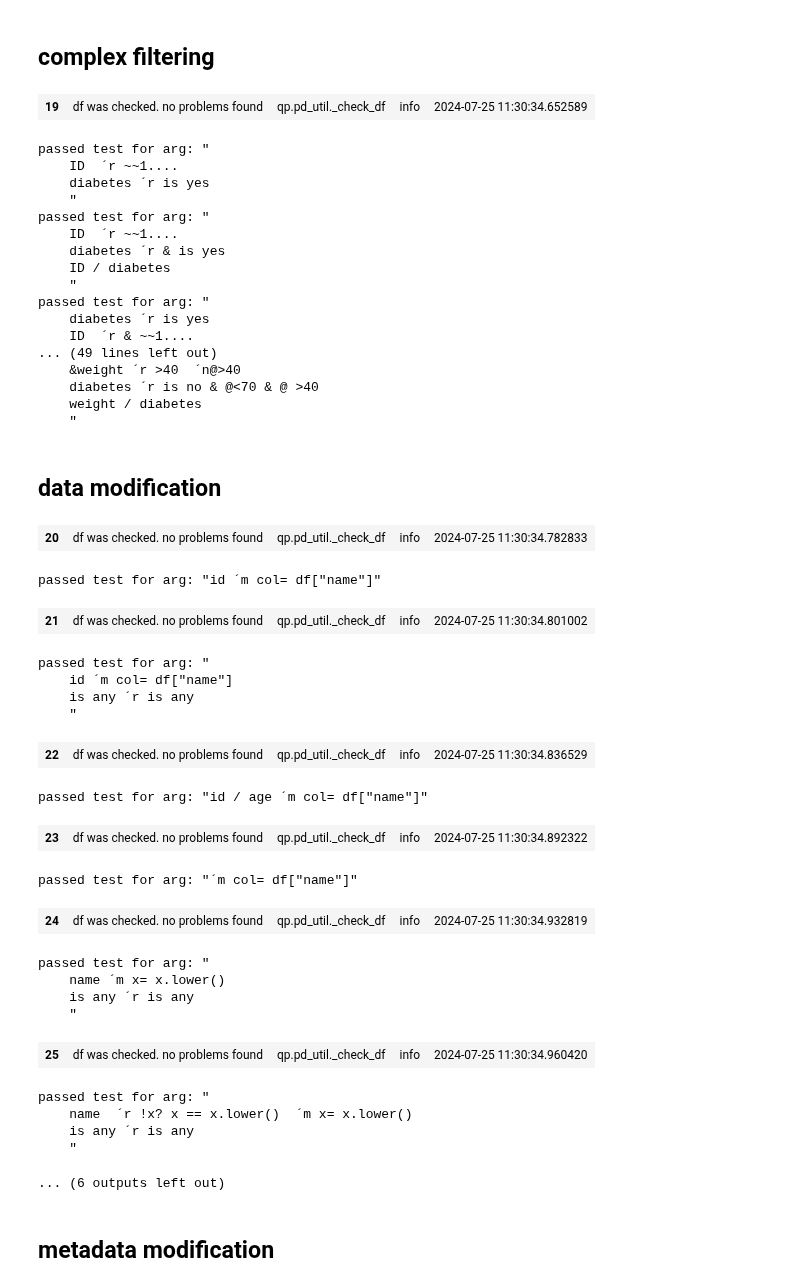
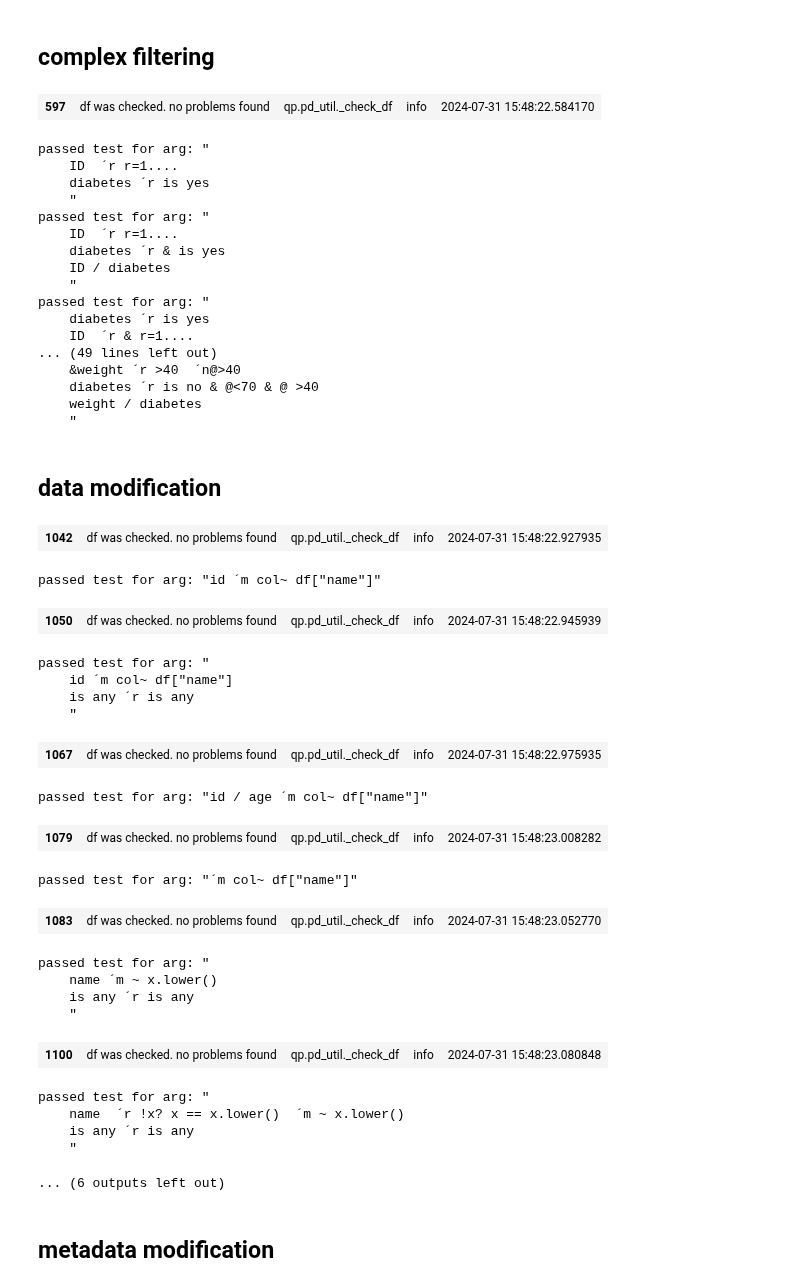
Before and after one commit to MartinVoelkl94/qplib_dev, a Jupyter notebook: testing.ipynb, the cells around one changed output. Saved outputs shown, nothing was run; the diff lists cells and outputs as text; code cells hidden in the pictures.

```diff
--- a/testing.ipynb
+++ b/testing.ipynb
@@ -860,7 +888,7 @@ df = get_df()
 
 result = df.q(
     r"""
-    ID  ´r ~~1....
+    ID  ´r r=1....
     diabetes ´r is yes
     """,
     verbosity=0)
@@ -869,7 +897,7 @@ compare(result, df.loc[[1, 4, 5, 10], ['diabetes']])
 
 result = df.q(
     r"""
-    ID  ´r ~~1....
+    ID  ´r r=1....
     diabetes ´r & is yes
     ID / diabetes
     """,
@@ -880,7 +908,7 @@ compare(result, df.loc[[1], ['ID', 'diabetes']])
 result = df.q(
     r"""
     diabetes ´r is yes
-    ID  ´r & ~~1....
+    ID  ´r & r=1....
     / diabetes
     """,
     verbosity=0)
@@ -890,7 +918,7 @@ compare(result, df.loc[[1], ['ID', 'diabetes']])
 result = df.q(
     r"""
     diabetes ´r is yes
-    / ID  ´r & ~~1....
+    / ID  ´r & r=1....
     """,
     verbosity=0)
 compare(result, df.loc[[1], ['ID', 'diabetes']])
@@ -898,7 +926,7 @@ compare(result, df.loc[[1], ['ID', 'diabetes']])
 
 result = df.q(
     r"""
-    ID  ´r ~~1.... / ~~2....  ´n @1
+    ID  ´r r=1.... / r=2....  ´n @1
     gender ´r =m / =male & @1
     ID / gender
     """,
@@ -908,7 +936,7 @@ compare(result, df.loc[[0,3,5], ['ID', 'gender']])
 
 result = df.q(
     r"""
-    ID  ´r ~~1.... / ~~2....  ´n @ 1
+    ID  ´r r=1.... / r=2....  ´n @ 1
     gender ´r =m / =male &@1
     """,
     verbosity=0)
@@ -917,7 +945,7 @@ compare(result, df.loc[[0,3,5], ['gender']])
 
 result = df.q(
     r"""
-    ID  ´r ~~1.... / ~~2....  ´n @1
+    ID  ´r r=1.... / r=2....  ´n @1
     gender ´r =m / =m / =male  / @ 1
     """,
     verbosity=0)
@@ -926,7 +954,7 @@ compare(result, df.loc[[0,1,2,3,4,5], ['gender']])
 
 result = df.q(
     r"""
-    ID  ´r ~~1.... / ~~2....  ´n @1
+    ID  ´r r=1.... / r=2....  ´n @1
     gender ´r =f / =f / =female  / @ 1
     ID
     """,
@@ -969,46 +997,46 @@ result = df.q(
     verbosity=0)
 compare(result, df.loc[[0,4,10], ['age']])
 
 
 result = df.q(
     r"""
     age ´r >30 / <18
     """,
     verbosity=0)
 compare(result, df.loc[[0,4,10], ['age']])
 
 
 result = df.q(
     r"""
     weight ´r <70 & >40  ´n @ between 40 and 70
     diabetes ´r is yes & @between 40 and 70
     """,
     verbosity=0)
 compare(result, df.loc[[1], ['diabetes']])
 
 result = df.q(
     r"""
     weight ´r <70  ´n @ <70
     &weight ´r >40  ´n@>40
     diabetes ´r is no & @<70 & @ >40
     weight / diabetes
     """,
     verbosity=0)
 compare(result, df.loc[[], ['weight', 'diabetes']])
 # %% [output]
-| 19 | df was checked. no problems found | qp.pd_util._check_df | info | 2024-07-25 11:30:34.652589 |
+| 597 | df was checked. no problems found | qp.pd_util._check_df | info | 2024-07-31 15:48:22.584170 |
 passed test for arg: "
-    ID  ´r ~~1....
+    ID  ´r r=1....
     diabetes ´r is yes
     "
 passed test for arg: "
-    ID  ´r ~~1....
+    ID  ´r r=1....
     diabetes ´r & is yes
     ID / diabetes
     "
 passed test for arg: "
     diabetes ´r is yes
-    ID  ´r & ~~1....
+    ID  ´r & r=1....
 ... (49 lines left out)
     &weight ´r >40  ´n@>40
     diabetes ´r is no & @<70 & @ >40
@@ -1021,7 +1049,7 @@ passed test for arg: "
 
 df = get_df()
 df1 = get_df()
-result = df.q('id ´m col= df["name"]', verbosity=0)
+result = df.q('id ´m col~ df["name"]', verbosity=0)
 df1['ID'] = df1['name']
 compare(result, df1.loc[:, ['ID']])
 
@@ -1030,7 +1058,7 @@ df = get_df()
 df1 = get_df()
 result = df.q(
     r"""
-    id ´m col= df["name"]
+    id ´m col~ df["name"]
     is any ´r is any
     """,
     verbosity=0)
@@ -1040,14 +1068,14 @@ compare(result, df1.loc[:, :])
 
 df = get_df()
 df1 = get_df()
-result = df.q('id / age ´m col= df["name"]' ,verbosity=0)
+result = df.q('id / age ´m col~ df["name"]' ,verbosity=0)
 df1['ID'] = df1['name']
 df1['age'] = df1['name']
 compare(result, df1.loc[:, ['ID', 'age']])
 
 df = get_df()
 df1 = get_df()
-result = df.q('´m col= df["name"]', verbosity=0)
+result = df.q('´m col~ df["name"]', verbosity=0)
 for col in df1.columns:
     df1[col] = df1['name']
 compare(result, df1)
@@ -1060,7 +1088,7 @@ df = get_df()
 df1 = get_df()
 result = df.q(
     r"""
-    name ´m x= x.lower()
+    name ´m ~ x.lower()
     is any ´r is any
     """,
     verbosity=0)
@@ -1071,7 +1099,7 @@ df = get_df()
 df1 = get_df()
 result = df.q(
     r"""
-    name  ´r !x? x == x.lower()  ´m x= x.lower()
+    name  ´r !x? x == x.lower()  ´m ~ x.lower()
     is any ´r is any
     """,
     verbosity=0)
@@ -1083,7 +1111,7 @@ df = get_df()
 df1 = get_df()
 result = df.q(
     r"""
-    gender ´m to str & x= x.lower()
+    gender ´m to str & ~ x.lower()
     is any
     """,
     verbosity=0)
@@ -1095,7 +1123,7 @@ df = get_df()
 df1 = get_df()
 result = df.q(
     r"""
-    gender ´m to str / x= x.lower()
+    gender ´m to str / ~ x.lower()
     is any
     """,
     verbosity=0)
@@ -1111,7 +1139,7 @@ df1 = get_df_simple_tagged()
 df.q(
     r"""
     a ´r >0
-    b ´m x= x+1
+    b ´m ~ x+1
     """,
     inplace=True, verbosity=0,
     )
@@ -1122,7 +1150,7 @@ compare(df, df1)
 df.q(
     r"""
     a ´r >0
-    b ´m x= x - 2
+    b ´m ~ x - 2
     """,
     inplace=True, verbosity=0,
     )
@@ -1130,7 +1158,7 @@ df1['b'] = [ 1, 2, 2]
 compare(df, df1)
 
 
-df.q('b  ´m x=x*2', inplace=True, verbosity=0)
+df.q('b  ´m ~x*2', inplace=True, verbosity=0)
 df1['b'] = [ 2, 4, 4]
 compare(df, df1)
 
@@ -1138,32 +1166,32 @@ compare(df, df1)
 df.q(
     r"""
     a ´r =0
-    b ´m x= x`/2
+    b ´m ~ x`/2
     """,
     inplace=True, verbosity=0,
     )
 df1['b'] = [ 2, 2, 4]
 compare(df, df1)
 # %% [output]
-| 20 | df was checked. no problems found | qp.pd_util._check_df | info | 2024-07-25 11:30:34.782833 |
+| 1042 | df was checked. no problems found | qp.pd_util._check_df | info | 2024-07-31 15:48:22.927935 |
-passed test for arg: "id ´m col= df["name"]"
+passed test for arg: "id ´m col~ df["name"]"
-| 21 | df was checked. no problems found | qp.pd_util._check_df | info | 2024-07-25 11:30:34.801002 |
+| 1050 | df was checked. no problems found | qp.pd_util._check_df | info | 2024-07-31 15:48:22.945939 |
 passed test for arg: "
-    id ´m col= df["name"]
+    id ´m col~ df["name"]
     is any ´r is any
     "
-| 22 | df was checked. no problems found | qp.pd_util._check_df | info | 2024-07-25 11:30:34.836529 |
+| 1067 | df was checked. no problems found | qp.pd_util._check_df | info | 2024-07-31 15:48:22.975935 |
-passed test for arg: "id / age ´m col= df["name"]"
+passed test for arg: "id / age ´m col~ df["name"]"
-| 23 | df was checked. no problems found | qp.pd_util._check_df | info | 2024-07-25 11:30:34.892322 |
+| 1079 | df was checked. no problems found | qp.pd_util._check_df | info | 2024-07-31 15:48:23.008282 |
-passed test for arg: "´m col= df["name"]"
+passed test for arg: "´m col~ df["name"]"
-| 24 | df was checked. no problems found | qp.pd_util._check_df | info | 2024-07-25 11:30:34.932819 |
+| 1083 | df was checked. no problems found | qp.pd_util._check_df | info | 2024-07-31 15:48:23.052770 |
 passed test for arg: "
-    name ´m x= x.lower()
+    name ´m ~ x.lower()
     is any ´r is any
     "
-| 25 | df was checked. no problems found | qp.pd_util._check_df | info | 2024-07-25 11:30:34.960420 |
+| 1100 | df was checked. no problems found | qp.pd_util._check_df | info | 2024-07-31 15:48:23.080848 |
 passed test for arg: "
-    name  ´r !x? x == x.lower()  ´m x= x.lower()
+    name  ´r !x? x == x.lower()  ´m ~ x.lower()
     is any ´r is any
     "
 ... (6 outputs left out)
```
Also changed, not shown: parts of 7 cells of this notebook, 2 other files.
